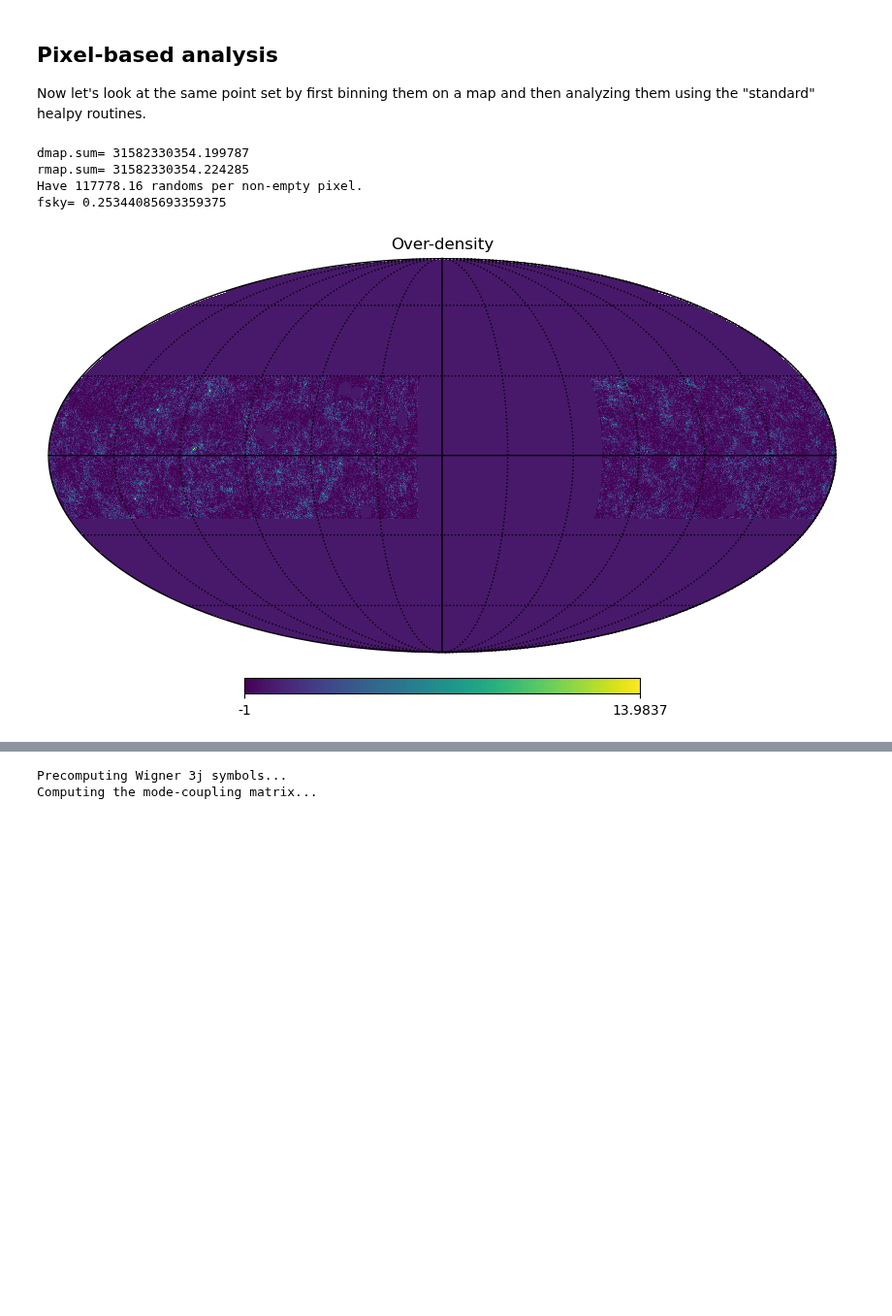
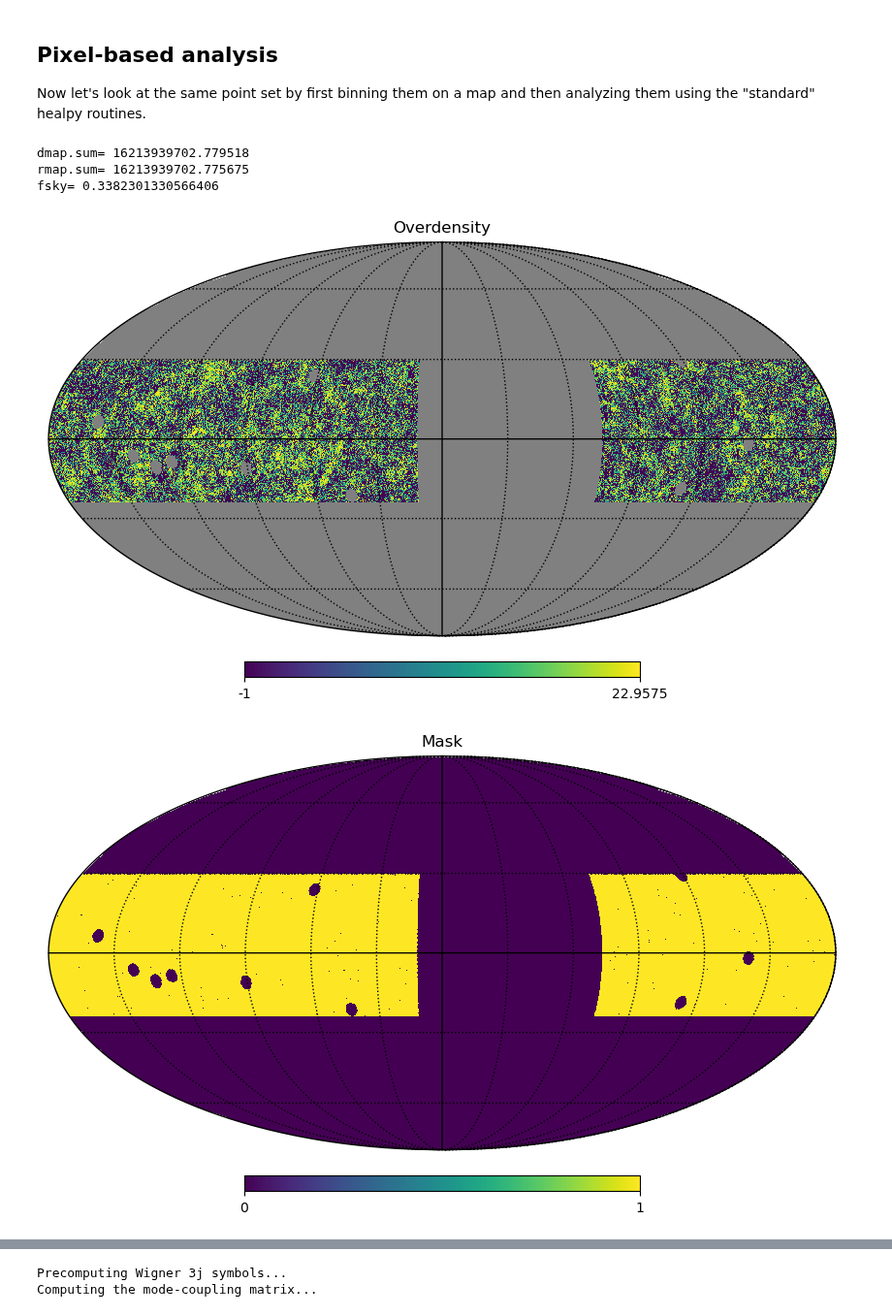
Before and after one commit to martinjameswhite/directsht, a Jupyter notebook: notebooks/analyzing_mocks.ipynb, the cells around one changed output, grey strips where cells are left out. Shown at 97% size. Cells and saved outputs as stored; diff of their text form; code cells hidden in the pictures; blank space fills up the shorter version.

Commit message:
Improved figures

```diff
--- a/notebooks/analyzing_mocks.ipynb
+++ b/notebooks/analyzing_mocks.ipynb
@@ -63,10 +63,11 @@ def veto_points(tt,pp,wt,nveto,rveto):
     return( (tt[ww],pp[ww],wt[ww]) )
 # %%
 # Generate a lognormal mock
-npnt_fullsky = 3 * 500000
+npnt_fullsky = 3 * 250000
 #
 # Initialize a helper object from which to draw realizations
 nside_mockmaking = 2048
+nside_mockmaking = 8192
 Mocks_obj = LogNormalMocks(npnt_fullsky,nside=nside_mockmaking,
                            theta_range=[theta_min,theta_max],
                            phi_range=[phi_min,phi_max])
@@ -282,47 +281,49 @@ Now let's look at the same point set by first binning them on a map and then ana
 def make_map(thetas,phis,wts,nside):
     """Makes a (normalized) Healpix map from the points."""
     pixarea= hp.pixelfunc.nside2pixarea(nside)
-    npix   = 12*nside**2
+    npix   = hp.nside2npix(nside)
     pixnum = hp.ang2pix(nside,thetas,phis)
     dmap,_ = np.histogram(pixnum,bins=np.arange(npix+1)-0.5,weights=wts)
     dmap   = dmap.astype('float64') / pixarea
     return(dmap)
 # %%
 # Show an example at some nside.
-# Eventually want to plot in grey the masked region
-# and make it look pretty.
 nside= 256
-npix = 12*nside**2
+npix = hp.nside2npix(nside)
 dmap = make_map(tdata,pdata,wdata,nside)
 rmap = make_map(trand,prand,wrand,nside)
 #
 print("dmap.sum=",np.sum(dmap))
 print("rmap.sum=",np.sum(rmap))
 #
 # Remove pixels where we have data but no randoms,
 # then generate the 1+delta field.
 msk = np.nonzero(rmap>0)[0]
 avg = np.mean(rmap[msk])
-print("Have {:8.2f} randoms per non-empty pixel.".format(avg))
 msk = np.nonzero(rmap>0.5*avg)[0]
 #
 omap      = np.zeros(npix,dtype='f8')
 omap[msk] = dmap[msk]/rmap[msk]
 omap[msk] = omap[msk]/np.mean(omap[msk]) - 1
 mask      = np.zeros(npix)
 mask[msk] = 1.0
 #
-fsky = len(np.nonzero(dmap>0)[0])/float(len(dmap))
+fsky = len(msk)/float(len(mask))
 print("fsky=",fsky)
 #
-hp.mollview(omap,title='Over-density')
+ma = hp.ma(omap)
+ma.mask = (mask<0.5)
+hp.mollview(ma,norm='hist',title='Overdensity')
 hp.graticule()
+#
+hp.mollview(mask,title='Mask')
+hp.graticule()
 # %% [output]
-dmap.sum= 31582330354.199787
-rmap.sum= 31582330354.224285
-Have 117778.16 randoms per non-empty pixel.
-fsky= 0.25344085693359375
+dmap.sum= 16213939702.779518
+rmap.sum= 16213939702.775675
+fsky= 0.3382301330566406
-[figure, old version]
+[figure, new version]
+[figure, added]
 # %%
 fig,ax = plt.subplots(1,1,figsize=(8,5))
 #
```
Also changed, not shown: parts of 20 cells of this notebook.
